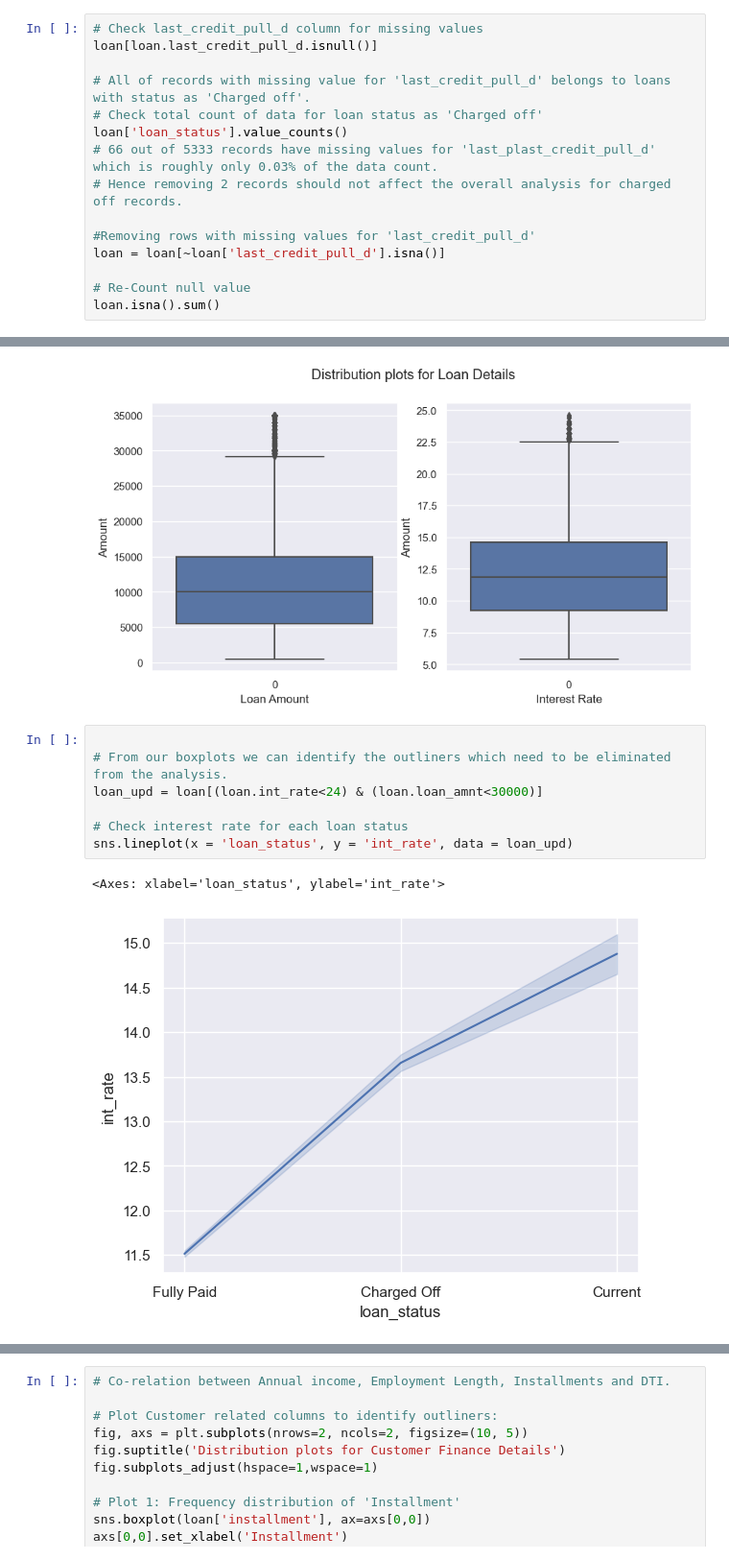
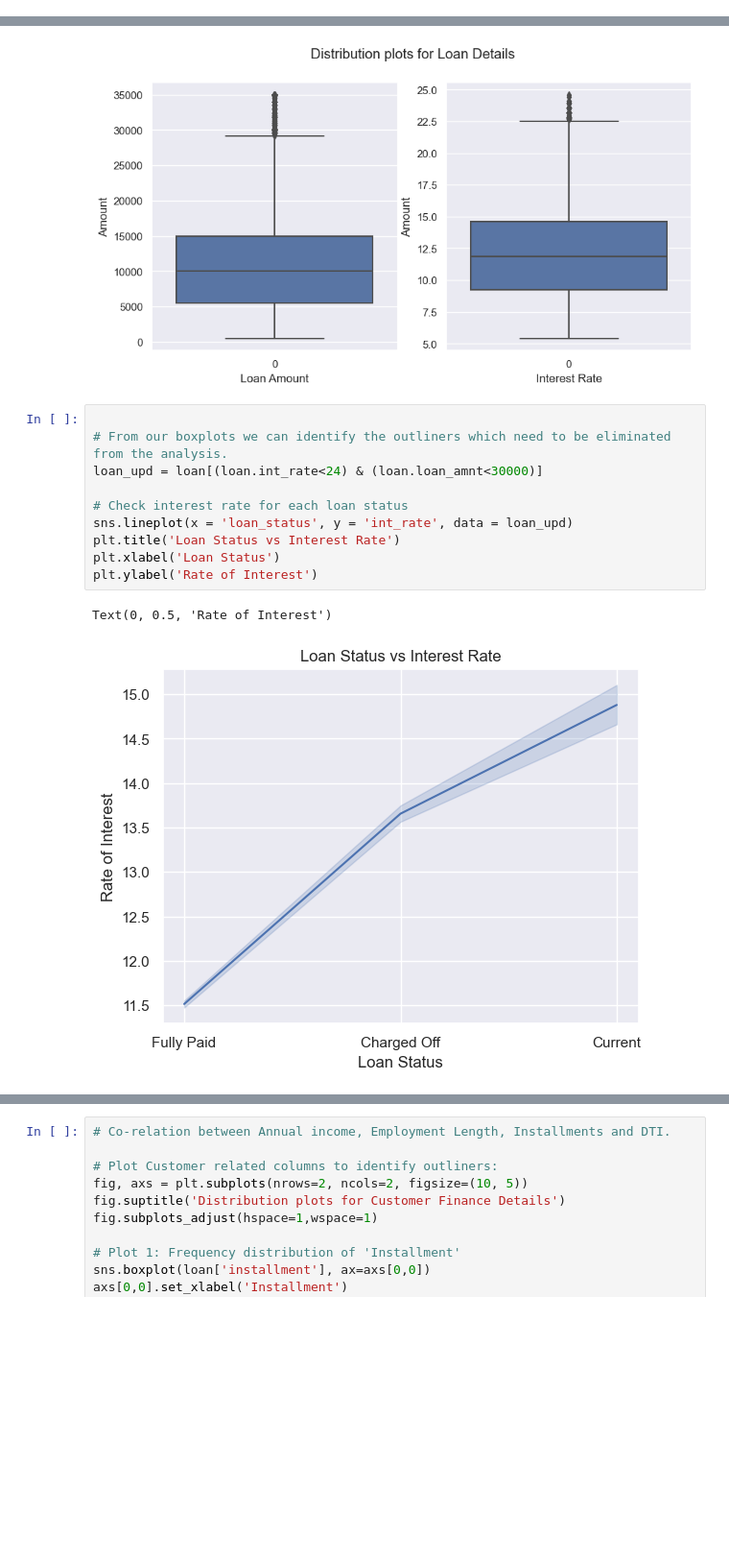
Before and after one commit to MallikaBera/LendingClubCaseStudy, a Jupyter notebook: Code_v02.ipynb, the cells around one changed output, grey strips where cells are left out. Shown at 96% size. Saved outputs shown, nothing was run; the diff lists cells and outputs as text; blank space fills up the shorter version.

```diff
--- a/Code_v02.ipynb
+++ b/Code_v02.ipynb
@@ -258,18 +276,3 @@ last_pymnt_d            0
 last_pymnt_amnt         0
 last_credit_pull_d      2
 dtype: int64
-# %%
-# Check last_credit_pull_d column for missing values
-loan[loan.last_credit_pull_d.isnull()]
-
-# All of records with missing value for 'last_credit_pull_d' belongs to loans with status as 'Charged off'.
-# Check total count of data for loan status as 'Charged off'
-loan['loan_status'].value_counts()
-# 66 out of 5333 records have missing values for 'last_plast_credit_pull_d' which is roughly only 0.03% of the data count.
-# Hence removing 2 records should not affect the overall analysis for charged off records.
-
-#Removing rows with missing values for 'last_credit_pull_d'
-loan = loan[~loan['last_credit_pull_d'].isna()]
-
-# Re-Count null value
-loan.isna().sum()
@@ -741,13 +786,16 @@ Text(0, 0.5, 'Amount')
 # %%
 
 # From our boxplots we can identify the outliners which need to be eliminated from the analysis.
 loan_upd = loan[(loan.int_rate<24) & (loan.loan_amnt<30000)]
 
 # Check interest rate for each loan status
 sns.lineplot(x = 'loan_status', y = 'int_rate', data = loan_upd)
+plt.title('Loan Status vs Interest Rate')
+plt.xlabel('Loan Status')
+plt.ylabel('Rate of Interest')
 # %% [output]
-<Axes: xlabel='loan_status', ylabel='int_rate'>
+Text(0, 0.5, 'Rate of Interest')
-[figure, old version]
+[figure, new version]
 # %%
 # Check loaned amount for each loan status
 sns.lineplot(x = 'loan_status', y = 'loan_amnt', data = loan_upd)
```
Also changed, not shown: parts of 66 cells of this notebook.
